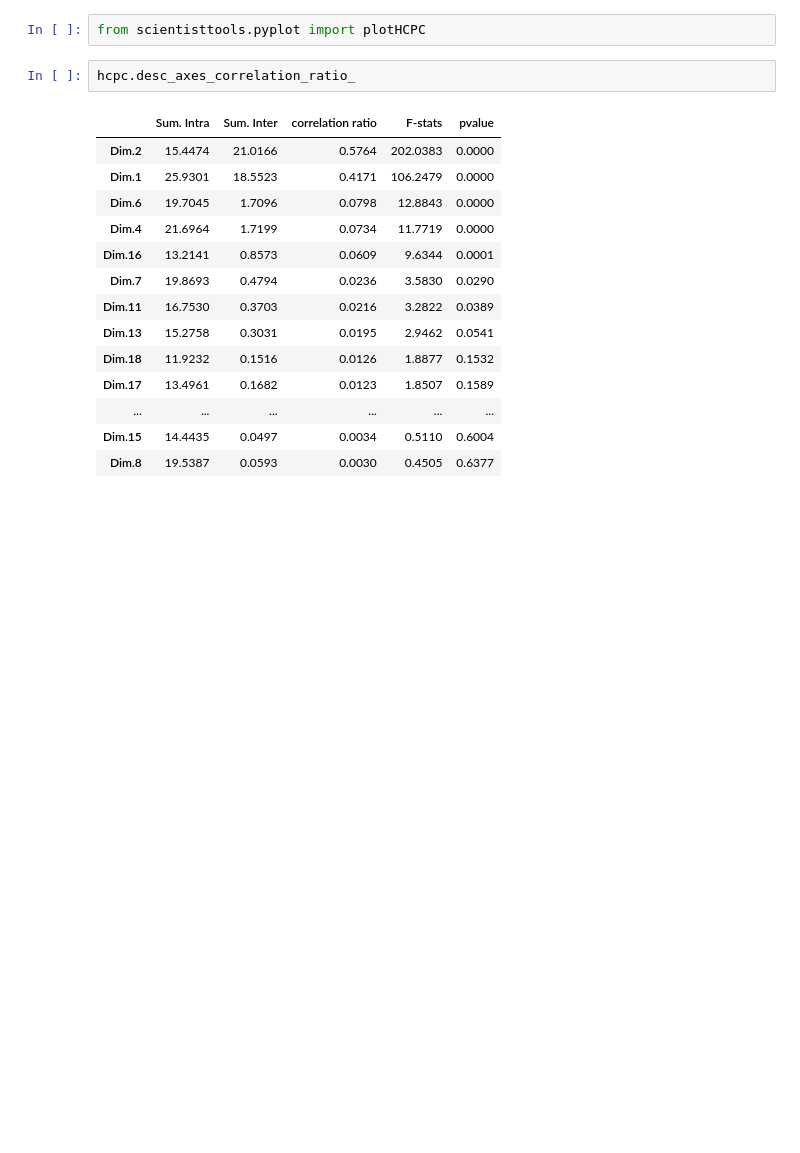
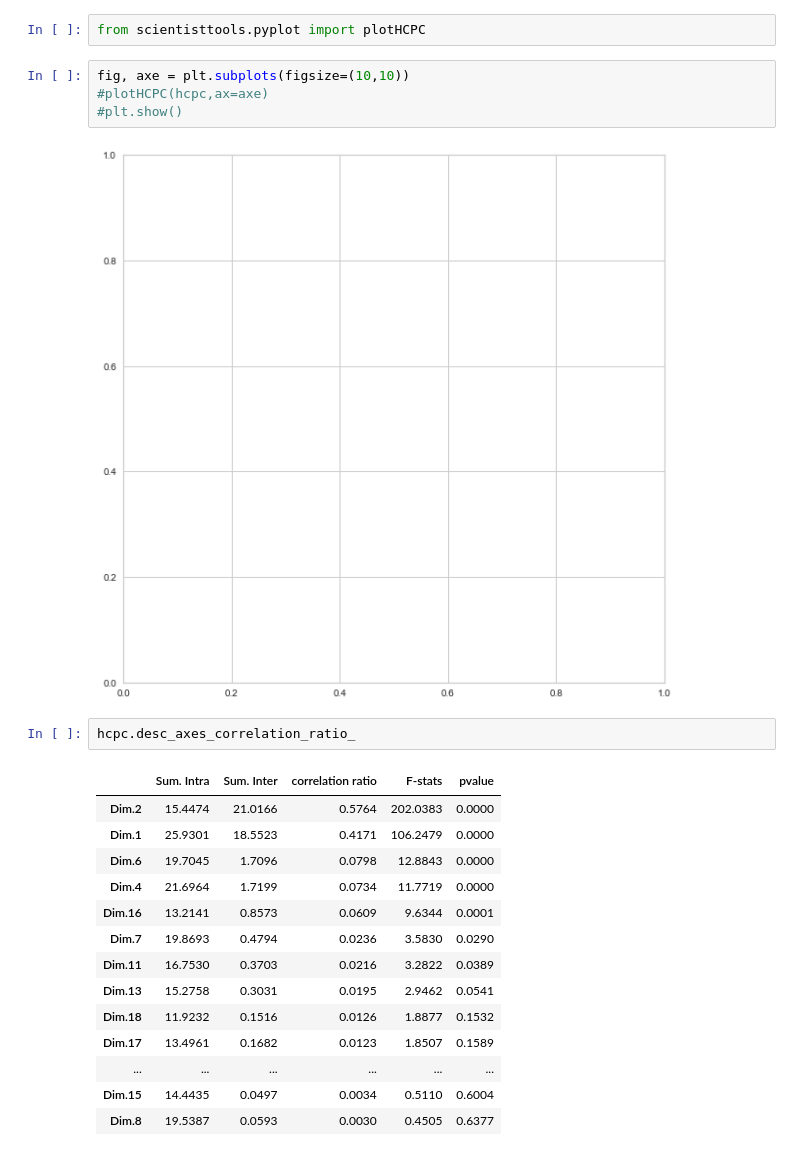
Before and after one commit to enfantbenidedieu/scientisttools, a Jupyter notebook: notebooks/hcpc_mca_example.ipynb, the cells around one changed output. Saved outputs shown, nothing was run; the diff lists cells and outputs as text; blank space fills up the shorter version.

```diff
--- a/hcpc_mca_example.ipynb
+++ b/notebooks/hcpc_mca_example.ipynb
@@ -90,6 +90,12 @@ hcpc.cluster_centers_
 | cluster_3 | 0.428307 | -0.050122 | -0.005149 | 0.134335 | 0.024091 | -0.130259 | 0.064354 | 0.021635 | 0.016380 | -0.015127 | -0.049650 | ... |
 # %%
 from scientisttools.pyplot import plotHCPC
+# %%
+fig, axe = plt.subplots(figsize=(10,10))
+#plotHCPC(hcpc,ax=axe)
+#plt.show()
+# %% [output]
+[figure, added]
 # %%
 hcpc.desc_axes_correlation_ratio_
 # %% [output]
```
Also changed, not shown: parts of 2 cells of this notebook, 16 other files.
